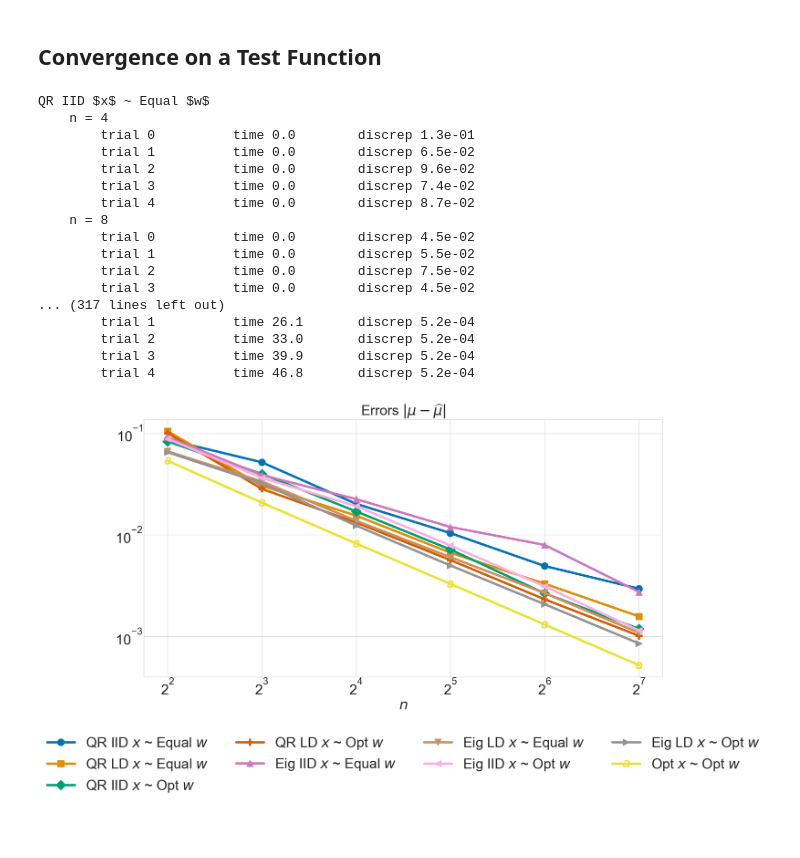
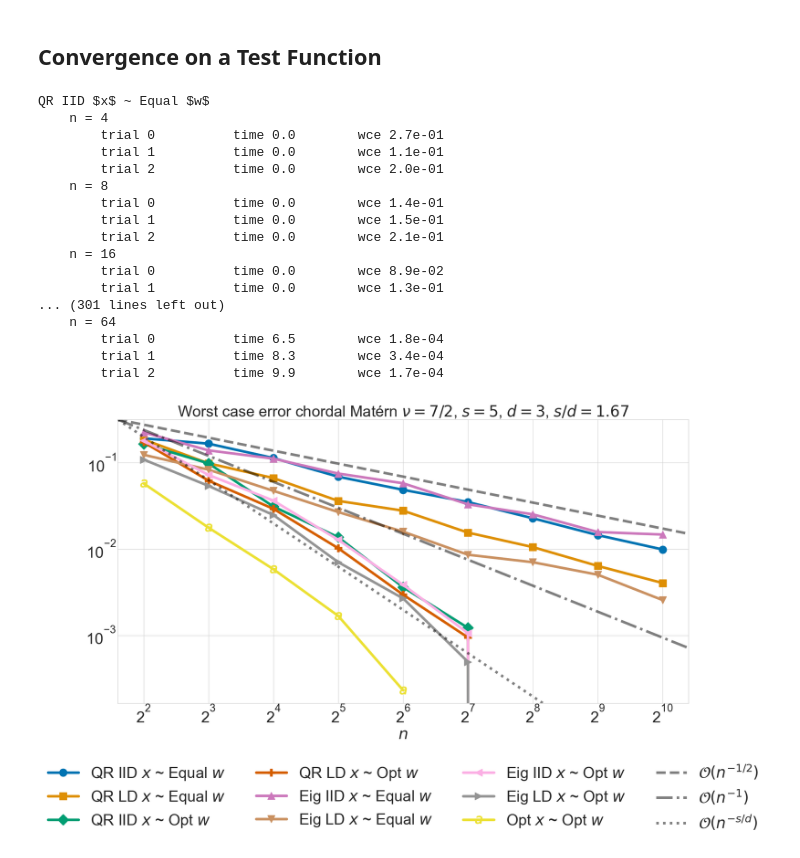
Before and after one commit to alegresor/rmatqmcpy, a Jupyter notebook: flag.matern_kernel.ipynb, the cells around one changed output. Drawn from its saved outputs; the diff is of its cells as text; code cells hidden in the pictures; blank space fills up the shorter version.

```diff
--- a/flag.matern_kernel.ipynb
+++ b/flag.matern_kernel.ipynb
@@ -139,7 +153,7 @@ del kernel
 # %% [markdown]
 ## Convergence on a Test Function
 # %%
-def wce_plus_kappa(x, w):
+def wce2_plus_kappa(x, w):
     assert x.ndim>=2
     assert x.size(-3)==w.size(-1)
     kmat = kernel(x[...,:,None,:,:],x[...,None,:,:,:]) # (...,n,n)
@@ -157,56 +171,65 @@ genf_funcs = [
     [r"Opt $x$ ~ Opt $w$", genflag_opt_x_w],
 
 ]
-nu = 1/2
+nu = 7/2
+s = nu+d/2
 kernel = kernels[nu]
-n = 2**torch.arange(2,8)
-trials = 5
+n = 2**torch.arange(2,11)
+trials = 3
 seeds = [i for i in range(trials)]
-wces = torch.empty((len(genf_funcs),len(n),trials))
+wces = torch.nan*torch.empty((len(genf_funcs),len(n),trials))
 t0 = time.perf_counter()
 for i,(key,genf_func) in enumerate(genf_funcs):
     print(key)
     for j in range(len(n)):
         print("    n = %d"%n[j])
+        t0_ij = time.perf_counter()
         for t in range(trials):
             x,w = genf_func(n=n[j],lam=lam,seed=seeds[t])
-            wces[i,j,t] = float(wce_plus_kappa(x,w).cpu()-means[nu])
-            print("        trial %-10d time %-10.1f discrep %-10.1e"%(t,time.perf_counter()-t0,wces[i,j,t]))
+            wces[i,j,t] = np.sqrt(max(0,float(wce2_plus_kappa(x,w).cpu()-means[nu])))
+            print("        trial %-10d time %-10.1f wce %-10.1e"%(t,time.perf_counter()-t0,wces[i,j,t]))
+        if (time.perf_counter()-t0_ij)>2:
+            break
 # %% [output]
 QR IID $x$ ~ Equal $w$
     n = 4
-        trial 0          time 0.0        discrep 1.3e-01
-        trial 1          time 0.0        discrep 6.5e-02
-        trial 2          time 0.0        discrep 9.6e-02
-        trial 3          time 0.0        discrep 7.4e-02
-        trial 4          time 0.0        discrep 8.7e-02
+        trial 0          time 0.0        wce 2.7e-01
+        trial 1          time 0.0        wce 1.1e-01
+        trial 2          time 0.0        wce 2.0e-01
     n = 8
-        trial 0          time 0.0        discrep 4.5e-02
-        trial 1          time 0.0        discrep 5.5e-02
-        trial 2          time 0.0        discrep 7.5e-02
-        trial 3          time 0.0        discrep 4.5e-02
-... (317 lines left out)
-        trial 1          time 26.1       discrep 5.2e-04
-        trial 2          time 33.0       discrep 5.2e-04
-        trial 3          time 39.9       discrep 5.2e-04
-        trial 4          time 46.8       discrep 5.2e-04
+        trial 0          time 0.0        wce 1.4e-01
+        trial 1          time 0.0        wce 1.5e-01
+        trial 2          time 0.0        wce 2.1e-01
+    n = 16
+        trial 0          time 0.0        wce 8.9e-02
+        trial 1          time 0.0        wce 1.3e-01
+... (301 lines left out)
+    n = 64
+        trial 0          time 6.5        wce 1.8e-04
+        trial 1          time 8.3        wce 3.4e-04
+        trial 2          time 9.9        wce 1.7e-04
 # %%
 fig,ax = pyplot.subplots(nrows=1,ncols=1,figsize=(MPLP["PW"]/1.5,MPLP["PW"]/2/1.5),sharex=True,sharey=False)
+# wces_metrics = wces.median(-1).values
+wces_metrics = wces.mean(-1)
 for i,(key,_) in enumerate(genf_funcs):
-    ax.plot(n,wces[i].median(-1).values,color=MPLP["COLORS"][i],marker=MPLP["MARKERS"][i],label=key)
+    ax.plot(n,wces_metrics[i],color=MPLP["COLORS"][i],marker=MPLP["MARKERS"][i],label=key)
 ax.set_yscale("log",base=10)
 ax.set_xscale("log",base=2)
-# xmin,xmax = ax.get_xlim()
-# ymin,ymax = ax.get_ylim()
-# ax.set_xlim([xmin,xmax])
-# ax.set_ylim([ymin,ymax])
-# ax.axline([xmin,ymax],[2*xmin,2**(-1/2)*ymax],color="k",alpha=0.5,label=r"$\mathcal{O}(n^{-1/2})$",linestyle="dashed")
-# ax.axline([xmin,ymax],[2*xmin,2**(-1)*ymax],color="k",alpha=0.5,label=r"$\mathcal{O}(n^{-1})$",linestyle="dotted")
+xmin,xmax = ax.get_xlim()
+ymin,ymax = ax.get_ylim()
+ax.set_xlim([xmin,xmax])
+ax.set_ylim([ymin,ymax])
+ax.axline([xmin,ymax],[2*xmin,2**(-1/2)*ymax],color="k",alpha=0.5,label=r"$\mathcal{O}(n^{-1/2})$",linestyle="dashed")
+ax.axline([xmin,ymax],[2*xmin,2**(-1)*ymax],color="k",alpha=0.5,label=r"$\mathcal{O}(n^{-1})$",linestyle="dashdot")
+ax.axline([xmin,ymax],[2*xmin,2**(-s/d)*ymax],color="k",alpha=0.5,label=r"$\mathcal{O}(n^{-s/d})$",linestyle="dotted")
 ax.legend(frameon=False,ncols=4,loc="lower center",bbox_to_anchor=(.5,-.5))
-ax.set_title(r"Errors $|\mu - \widehat{\mu}|$")
+assert s%1 in [0,1/2]
+s_str = r"%d"%s if s%1==0 else r"$%d/2$"%(2*s)
+ax.set_title(r"Worst case error chordal Matérn "+kernel.nu_str+r", $s = %s$"%s_str+r", $d=%d$"%d+r", $s/d = %.2f$"%(s/d))
 ax.set_xlabel(r"$n$");
 # %% [output]
-[figure, old version]
+[figure, new version]
 # %%
 wces_df = pd.DataFrame(wces.median(-1).values.T,columns=[name for (name,_) in genf_funcs])
 wces_df['n'] = n
```
Also changed, not shown: parts of 3 cells of this notebook.
